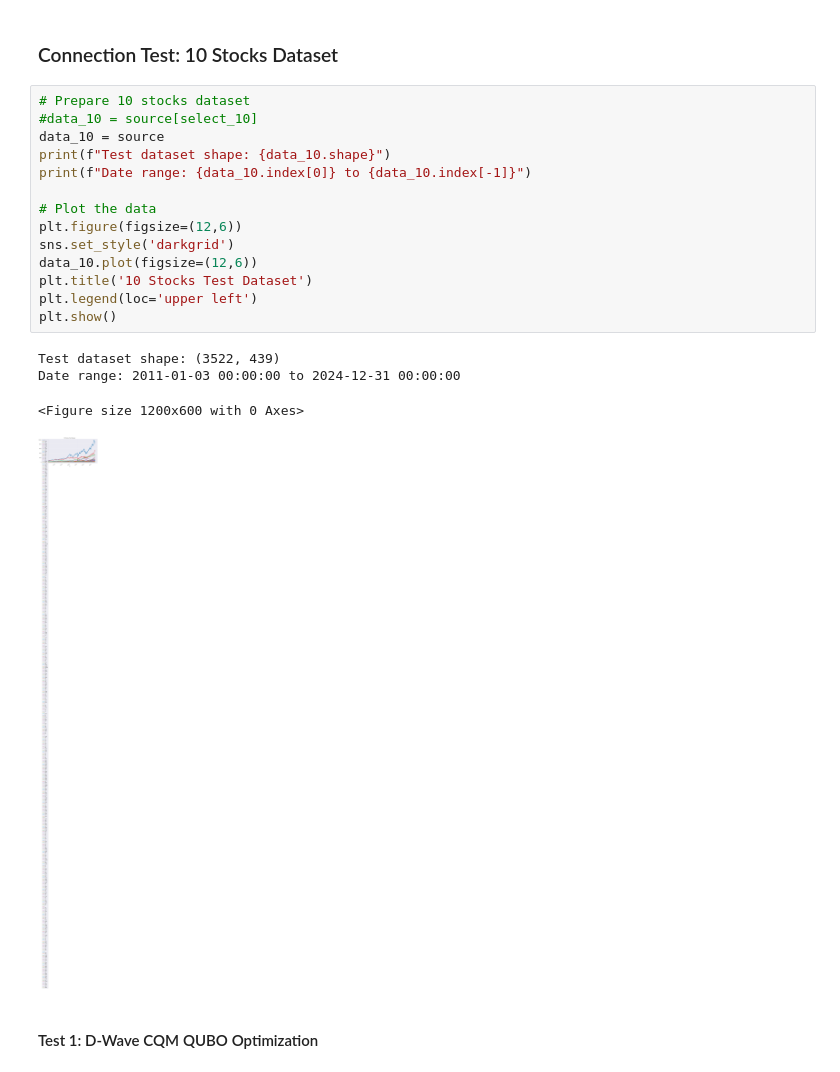
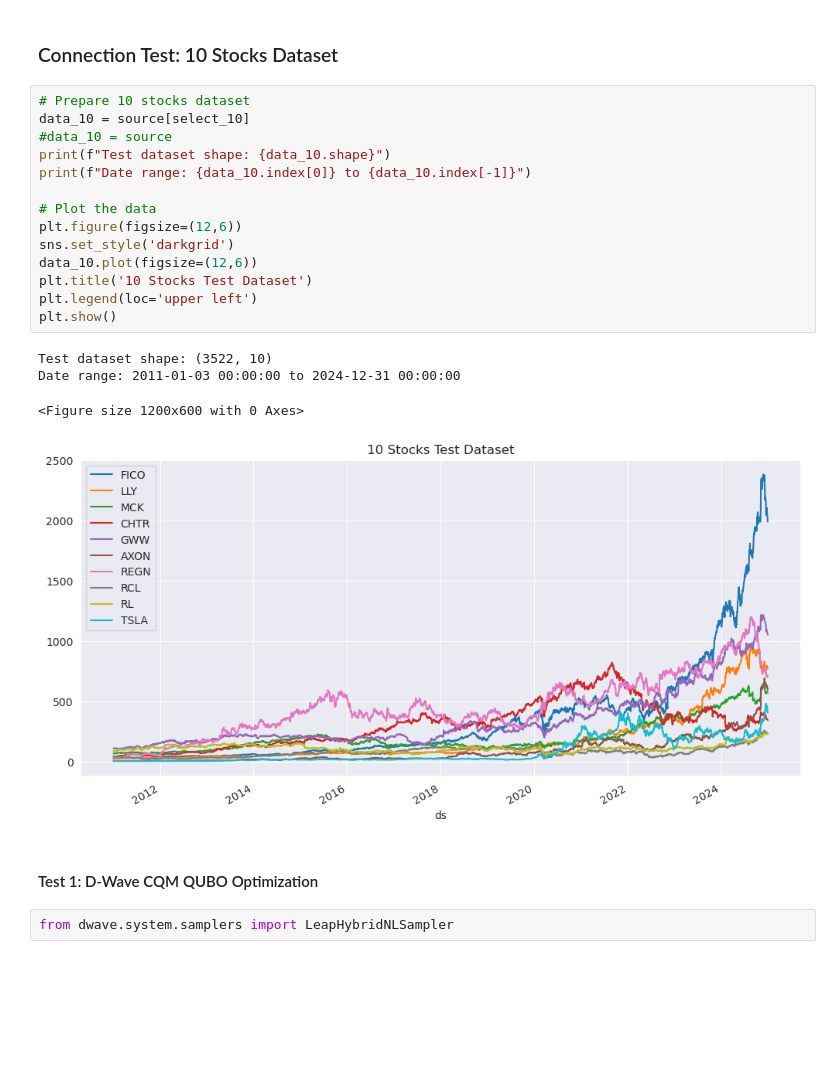
Before and after one commit to bvcmartins/quantum_portfolio, a Jupyter notebook: src/sharpe_optimization/dwave_scratch.ipynb, the cells around one changed output. Cells and saved outputs as stored; diff of their text form; blank space fills up the shorter version.

```diff
--- a/src/sharpe_optimization/dwave_scratch.ipynb
+++ b/src/sharpe_optimization/dwave_scratch.ipynb
@@ -256,22 +265,24 @@ Test parameters: {'budget': 1.0, 'min_investment': 0.001, 'population_size': 100
 ### Connection Test: 10 Stocks Dataset
 # %%
 # Prepare 10 stocks dataset
-#data_10 = source[select_10]
-data_10 = source
+data_10 = source[select_10]
+#data_10 = source
 print(f"Test dataset shape: {data_10.shape}")
 print(f"Date range: {data_10.index[0]} to {data_10.index[-1]}")
 
 # Plot the data
 plt.figure(figsize=(12,6))
 sns.set_style('darkgrid')
 data_10.plot(figsize=(12,6))
 plt.title('10 Stocks Test Dataset')
 plt.legend(loc='upper left')
 plt.show()
 # %% [output]
-Test dataset shape: (3522, 439)
+Test dataset shape: (3522, 10)
 Date range: 2011-01-03 00:00:00 to 2024-12-31 00:00:00
 <Figure size 1200x600 with 0 Axes>
-[figure, old version]
+[figure, new version]
 # %% [markdown]
 #### Test 1: D-Wave CQM QUBO Optimization
+# %%
+from dwave.system.samplers import LeapHybridNLSampler
```
Also changed, not shown: parts of 10 cells of this notebook.
